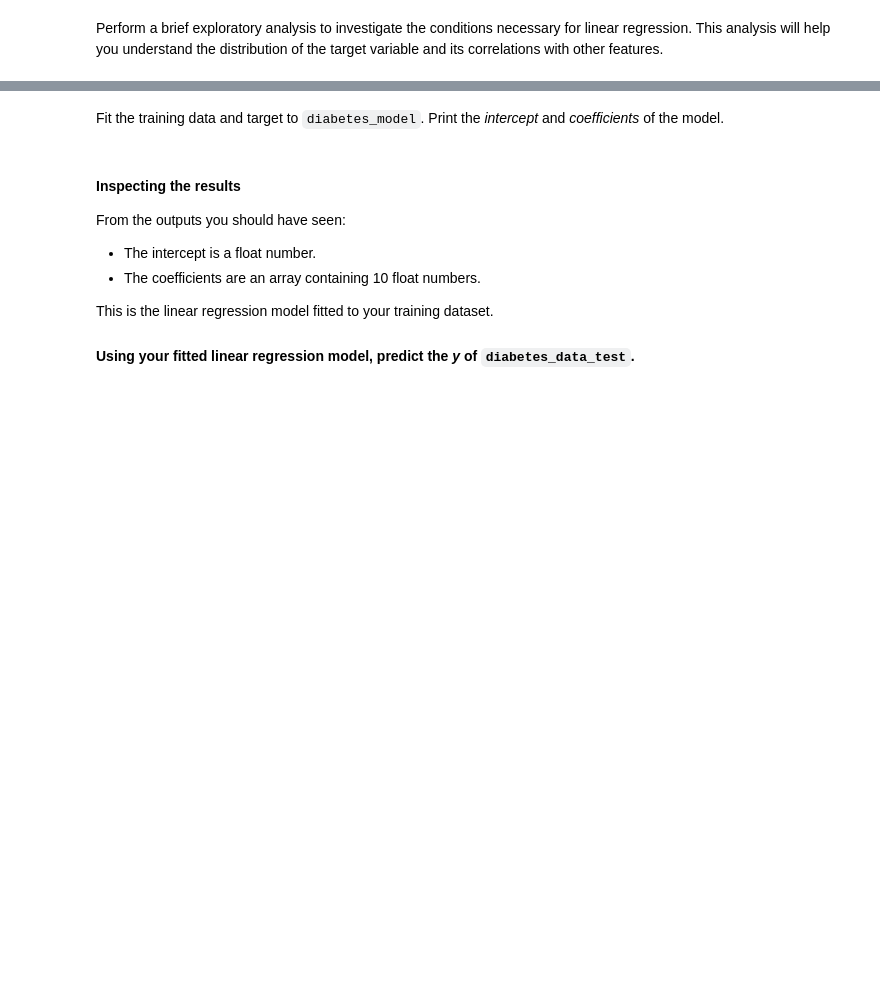
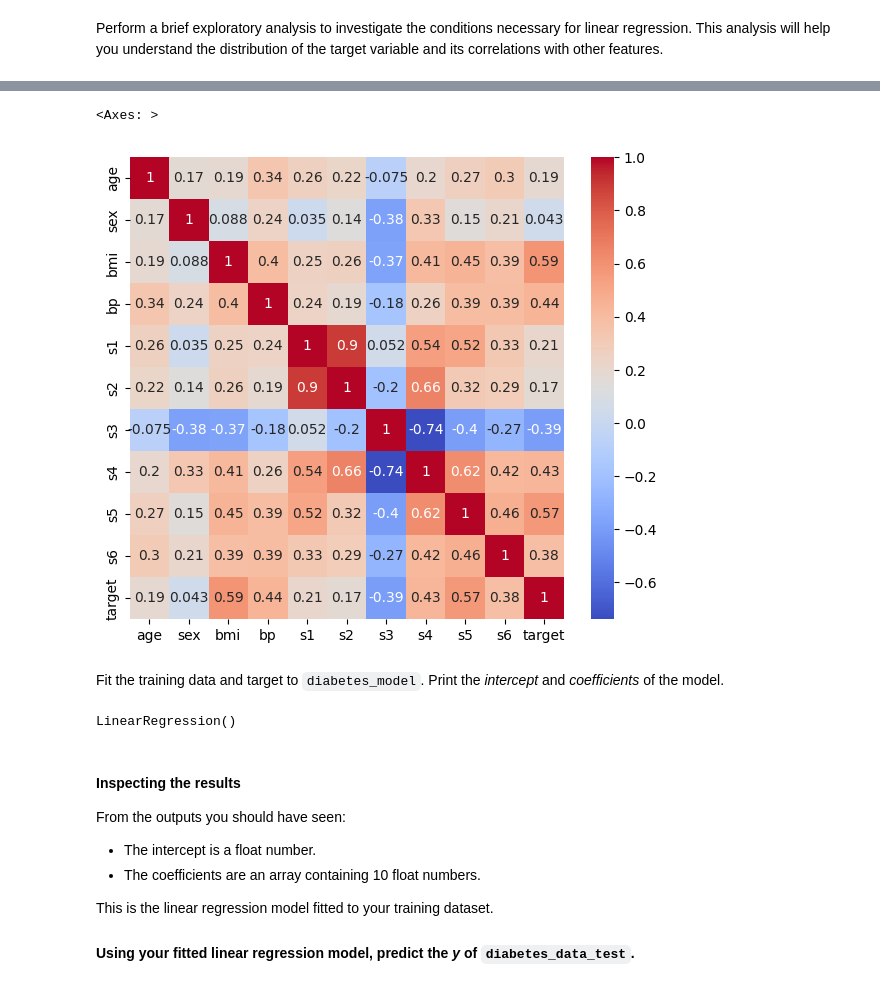
Before and after one commit to angelrodnah/2309_dsft_thebridge, a Jupyter notebook: 3-Machine_Learning/1-Supervisado/1-Regression/1-Linear_Regression/ejercicios/2 Diabetes.ipynb, the cells around one changed output, grey strips where cells are left out. Cells and saved outputs as stored; diff of their text form; code cells hidden in the pictures; blank space fills up the shorter version.

```diff
--- a/3-Machine_Learning/1-Supervisado/1-Regression/1-Linear_Regression/ejercicios/2 Diabetes.ipynb
+++ b/3-Machine_Learning/1-Supervisado/1-Regression/1-Linear_Regression/ejercicios/2 Diabetes.ipynb
@@ -47,5 +218,17 @@ Perform a brief exploratory analysis to investigate the conditions necessary for
+# %%
+import matplotlib.pyplot as plt
+
+plt.figure(figsize=(7,6))
+sns.heatmap(df.corr(), annot=True, cmap= "coolwarm")
+# %% [output]
+<Axes: >
+[figure, added]
 # %% [markdown]
 Fit the training data and target to `diabetes_model`. Print the *intercept* and *coefficients* of the model.
+# %%
+diabetes_model.fit(diabetes_data_train, diabetes_target_train)
+# %% [output]
+LinearRegression()
 # %% [markdown]
 #### Inspecting the results
 
```
Also changed, not shown: parts of 33 cells of this notebook.
